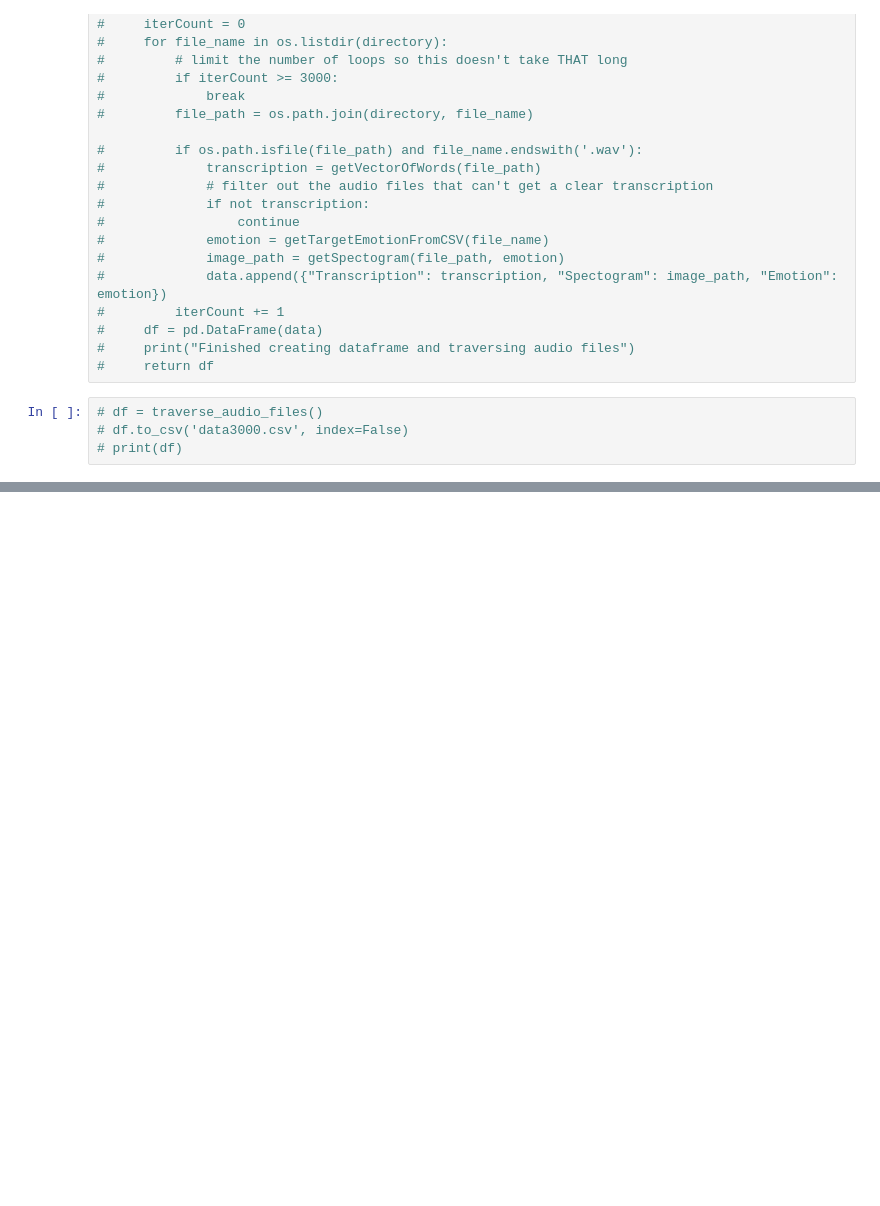
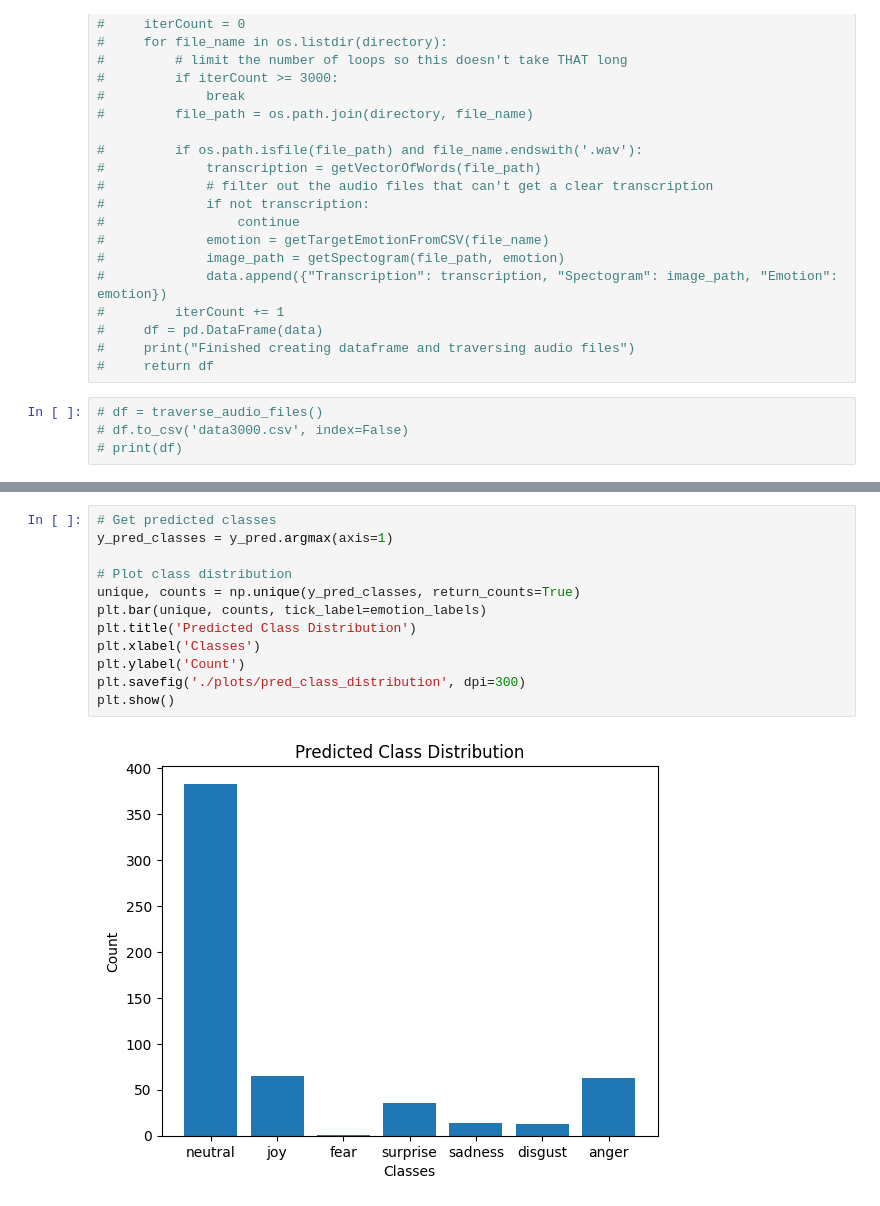
Before and after one commit to wyattnapier/ds340project, a Jupyter notebook: two_branches.ipynb, the cells around one changed output, grey strips where cells are left out. Cells and saved outputs as stored; diff of their text form; blank space fills up the shorter version.

```diff
--- a/two_branches.ipynb
+++ b/two_branches.ipynb
@@ -272,0 +355,14 @@ model.fit(
+# %%
+# Get predicted classes
+y_pred_classes = y_pred.argmax(axis=1)
+
+# Plot class distribution
+unique, counts = np.unique(y_pred_classes, return_counts=True)
+plt.bar(unique, counts, tick_label=emotion_labels)
+plt.title('Predicted Class Distribution')
+plt.xlabel('Classes')
+plt.ylabel('Count')
+plt.savefig('./plots/pred_class_distribution', dpi=300)
+plt.show()
+# %% [output]
+[figure, added]
```
Also changed, not shown: parts of 9 cells of this notebook.
